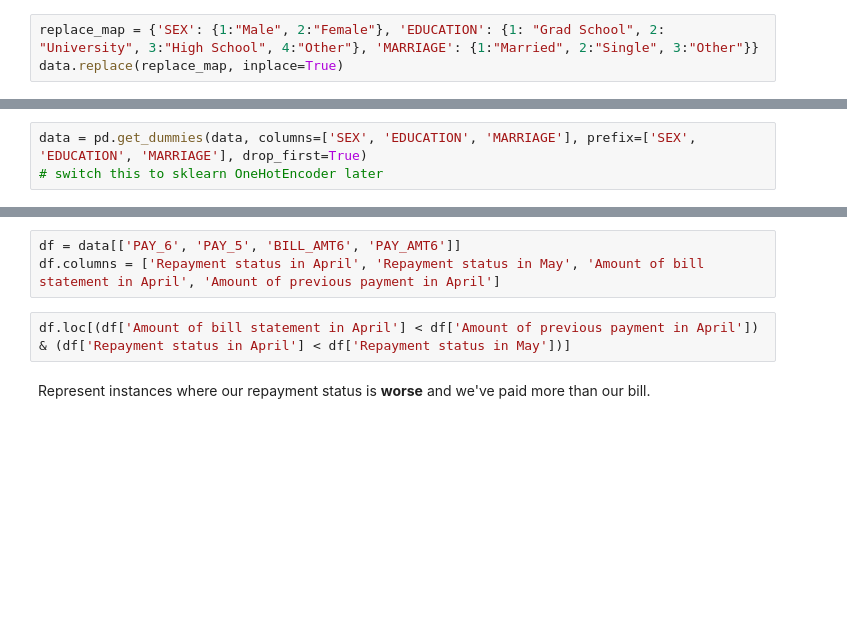
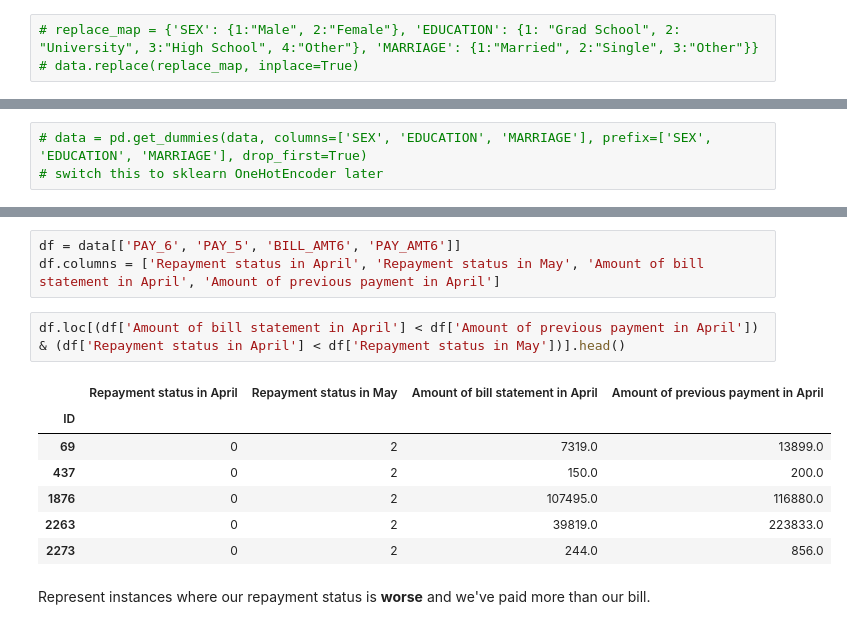
Before and after one commit to gblinick/Predicting-Credit-Card-Default-in-sci-kit-learn, a Jupyter notebook: In-depth analysis/In-depth Analysis.ipynb, the cells around one changed output, grey strips where cells are left out. Drawn from its saved outputs; the diff is of its cells as text; blank space fills up the shorter version.

```diff
--- a/In-depth analysis/In-depth Analysis.ipynb
+++ b/In-depth analysis/In-depth Analysis.ipynb
@@ -154,8 +154,8 @@ data.loc[replace,'EDUCATION'] = 4
 # %% [markdown]
 Now need to deal with SEX, EDUCATION, and MARRIAGE appropriately.
 # %%
-replace_map = {'SEX': {1:"Male", 2:"Female"}, 'EDUCATION': {1: "Grad School", 2: "University", 3:"High School", 4:"Other"}, 'MARRIAGE': {1:"Married", 2:"Single", 3:"Other"}}
-data.replace(replace_map, inplace=True)
+# replace_map = {'SEX': {1:"Male", 2:"Female"}, 'EDUCATION': {1: "Grad School", 2: "University", 3:"High School", 4:"Other"}, 'MARRIAGE': {1:"Married", 2:"Single", 3:"Other"}}
+# data.replace(replace_map, inplace=True)
 # %%
 # # Changed
 
@@ -177,5 +177,5 @@ data.replace(replace_map, inplace=True)
 # data['PAY_5'] = data.PAY_5.astype('category')
 # data['PAY_6'] = data.PAY_6.astype('category')
 # %%
-data = pd.get_dummies(data, columns=['SEX', 'EDUCATION', 'MARRIAGE'], prefix=['SEX', 'EDUCATION', 'MARRIAGE'], drop_first=True)
+# data = pd.get_dummies(data, columns=['SEX', 'EDUCATION', 'MARRIAGE'], prefix=['SEX', 'EDUCATION', 'MARRIAGE'], drop_first=True)
 # switch this to sklearn OneHotEncoder later
@@ -189,7 +185,15 @@ Let's examine the PAY_X columns now:
 df = data[['PAY_6', 'PAY_5', 'BILL_AMT6', 'PAY_AMT6']]
 df.columns = ['Repayment status in April', 'Repayment status in May', 'Amount of bill statement in April', 'Amount of previous payment in April']
 # %%
-df.loc[(df['Amount of bill statement in April'] < df['Amount of previous payment in April']) & (df['Repayment status in April'] < df['Repayment status in May'])]
+df.loc[(df['Amount of bill statement in April'] < df['Amount of previous payment in April']) & (df['Repayment status in April'] < df['Repayment status in May'])].head()
+# %% [output]
+|  | Repayment status in April | Repayment status in May | Amount of bill statement in April | Amount of previous payment in April |
+| ID |  |  |  |  |
+| 69 | 0 | 2 | 7319.0 | 13899.0 |
+| 437 | 0 | 2 | 150.0 | 200.0 |
+| 1876 | 0 | 2 | 107495.0 | 116880.0 |
+| 2263 | 0 | 2 | 39819.0 | 223833.0 |
+| 2273 | 0 | 2 | 244.0 | 856.0 |
 # %% [markdown]
 Represent instances where our repayment status is **worse** and we've paid more than our bill.
 # %% [markdown]
```
Also changed, not shown: parts of 141 cells of this notebook.
